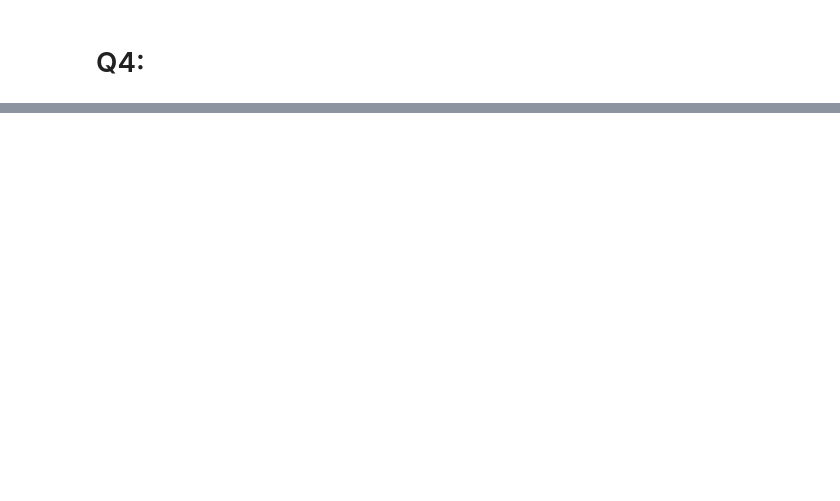
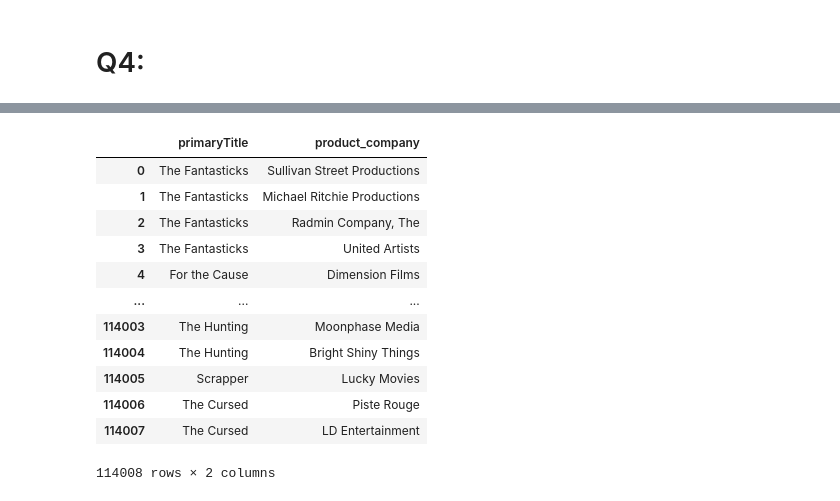
Before and after one commit to msmccann10/PP-movie-database-and-analysis, a Jupyter notebook: 05_Hypothesis_Testing.ipynb, the cells around one changed output, grey strips where cells are left out. Cells and saved outputs as stored; diff of their text form; code cells hidden in the pictures; blank space fills up the shorter version.

```diff
--- a/05_Hypothesis_Testing.ipynb
+++ b/05_Hypothesis_Testing.ipynb
@@ -684,0 +718,13 @@ plt.legend();
+# %%
+prodco = '''
+SELECT  *
+FROM prodco
+LIMIT 1'''
+
+title_prodco = '''
+SELECT  *
+FROM title_prodco
+LIMIT 1'''
+
+display(pd.read_sql(prodco, engine))
+pd.read_sql(title_prodco, engine)
@@ -684,0 +736,23 @@ plt.legend();
+# %%
+q = '''
+SELECT b.primaryTitle, p.product_company
+FROM title_basics AS b
+JOIN title_prodco AS tp on tp.tconst = b.tconst
+JOIN prodco AS p on p.prodco_id = tp.prodco_id
+'''
+
+pd.read_sql(q,engine)
+# %% [output]
+|  | primaryTitle | product_company |
+| 0 | The Fantasticks | Sullivan Street Productions |
+| 1 | The Fantasticks | Michael Ritchie Productions |
+| 2 | The Fantasticks | Radmin Company, The |
+| 3 | The Fantasticks | United Artists |
+| 4 | For the Cause | Dimension Films |
+| ... | ... | ... |
+| 114003 | The Hunting | Moonphase Media |
+| 114004 | The Hunting | Bright Shiny Things |
+| 114005 | Scrapper | Lucky Movies |
+| 114006 | The Cursed | Piste Rouge |
+| 114007 | The Cursed | LD Entertainment |
+114008 rows × 2 columns
```
Also changed, not shown: parts of 6 cells of this notebook.
